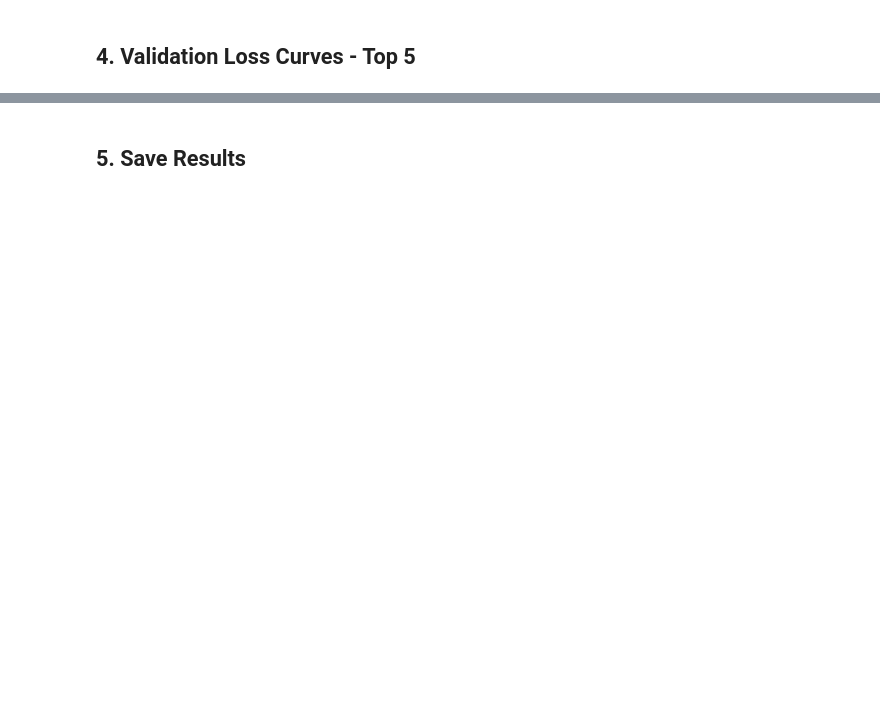
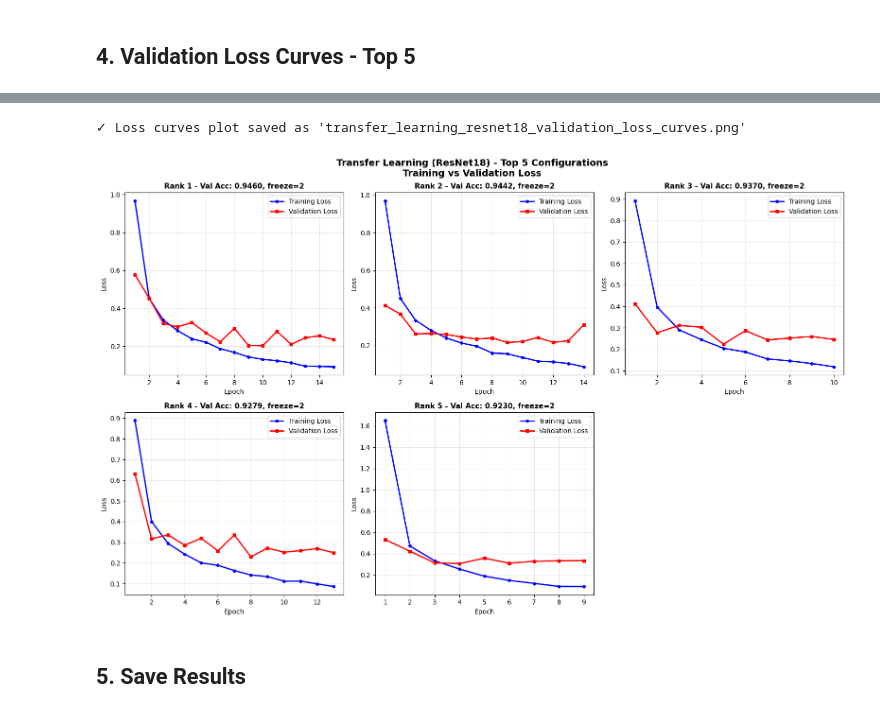
Before and after one commit to Ak-Sure/Wafer-defect-ECH6845, a Jupyter notebook: model_tuning_transfer_learning.ipynb, the cells around one changed output, grey strips where cells are left out. Cells and saved outputs as stored; diff of their text form; code cells hidden in the pictures; blank space fills up the shorter version.

Commit message:
Completed transfer learning
Results included from TL

```diff
--- a/model_tuning_transfer_learning.ipynb
+++ b/model_tuning_transfer_learning.ipynb
@@ -199,20 +312,29 @@ def retrain_with_history(model_class, X_train, X_val, X_test, y_train, y_val, y_
         learning_rate = params.get('learning_rate', 0.0001)
         batch_size = int(params.get('batch_size', 32))
         epochs_to_train = int(params.get('num_epochs', 20))
+        freeze_layers = int(params.get('freeze_layers', 0))
+        dropout = params.get('dropout', 0.5)
+
+        # Model kwargs for ResNet18
+        model_kwargs = {
+            'freeze_layers': freeze_layers,
+            'dropout': dropout
+        }
 
         # Setup model and loaders
         setup_result = setup_model_and_loaders(
             model_class, X_train, X_val, X_test, y_train, y_val, y_test,
             input_size=None, num_classes=num_classes, device=device_str,
-            batch_size=batch_size, model_kwargs={}, verbose=False
+            batch_size=batch_size, model_kwargs=model_kwargs, verbose=False
         )
 
         model = setup_result['model']
         train_loader = setup_result['train_loader']
         val_loader = setup_result['val_loader']
 
-        # Setup optimizer (Transfer learning typically uses Adam with lower LR)
-        opt = optim.Adam(model.parameters(), lr=learning_rate)
+        # Setup optimizer - only optimize trainable parameters
+        trainable_params = [p for p in model.parameters() if p.requires_grad]
+        opt = optim.Adam(trainable_params, lr=learning_rate)
 
         # Train
         criterion = nn.CrossEntropyLoss()
@@ -224,6 +346,8 @@ def retrain_with_history(model_class, X_train, X_val, X_test, y_train, y_val, y_
         return history
     except Exception as e:
         print(f"Error: {e}")
+        import traceback
+        traceback.print_exc()
         return None
 
 # Get histories for top 5
@@ -237,9 +361,14 @@ for i, (idx, row) in enumerate(tl_top5.iterrows(), 1):
         'batch_size': int(row['batch_size']),
         'num_epochs': int(row['num_epochs']),
     }
+    # Add freeze_layers and dropout if available
+    if 'freeze_layers' in row:
+        params['freeze_layers'] = int(row['freeze_layers'])
+    if 'dropout' in row:
+        params['dropout'] = float(row['dropout'])
 
     history = retrain_with_history(
-        WaferMobileNet, X_train, X_val, X_test, y_train, y_val, y_test,
+        WaferResNet18, X_train, X_val, X_test, y_train, y_val, y_test,
         params, num_classes=loader.num_classes, device_str=str(device)
     )
     if history:
@@ -249,33 +426,37 @@ print(f"✓ Successfully generated {len(top5_histories)} training histories")
 # %%
 # Plot validation loss curves for top 5
 fig, axes = plt.subplots(2, 3, figsize=(16, 10))
-fig.suptitle('Transfer Learning (MobileNetV2) - Top 5 Configurations\nTraining vs Validation Loss',
+fig.suptitle('Transfer Learning (ResNet18) - Top 5 Configurations\nTraining vs Validation Loss',
              fontsize=14, fontweight='bold')
 
 for idx, history in enumerate(top5_histories):
     row = idx // 3
     col = idx % 3
     ax = axes[row, col]
 
     epochs = range(1, len(history['train_loss']) + 1)
     ax.plot(epochs, history['train_loss'], 'b-', label='Training Loss', linewidth=2, marker='o', markersize=4)
     ax.plot(epochs, history['val_loss'], 'r-', label='Validation Loss', linewidth=2, marker='s', markersize=4)
 
     rank = idx + 1
     val_acc = tl_top5.iloc[idx]['Val_Acc']
-    ax.set_title(f'Rank {rank} - Val Acc: {val_acc:.4f}', fontweight='bold', fontsize=11)
+    freeze_info = f", freeze={int(tl_top5.iloc[idx]['freeze_layers'])}" if 'freeze_layers' in tl_top5.columns else ""
+    ax.set_title(f'Rank {rank} - Val Acc: {val_acc:.4f}{freeze_info}', fontweight='bold', fontsize=11)
     ax.set_xlabel('Epoch')
     ax.set_ylabel('Loss')
     ax.legend(loc='upper right')
     ax.grid(True, alpha=0.3)
 
 # Hide unused subplot
 axes[1, 2].set_visible(False)
 
 plt.tight_layout()
-plt.savefig('transfer_learning_validation_loss_curves.png', dpi=300, bbox_inches='tight')
-print("✓ Loss curves plot saved as 'transfer_learning_validation_loss_curves.png'")
+plt.savefig('transfer_learning_resnet18_validation_loss_curves.png', dpi=300, bbox_inches='tight')
+print("✓ Loss curves plot saved as 'transfer_learning_resnet18_validation_loss_curves.png'")
 plt.show()
+# %% [output]
+✓ Loss curves plot saved as 'transfer_learning_resnet18_validation_loss_curves.png'
+[figure, added]
 # %% [markdown]
 ## 5. Save Results
 # %%
```
Also changed, not shown: parts of 9 cells of this notebook, 38 other files.
